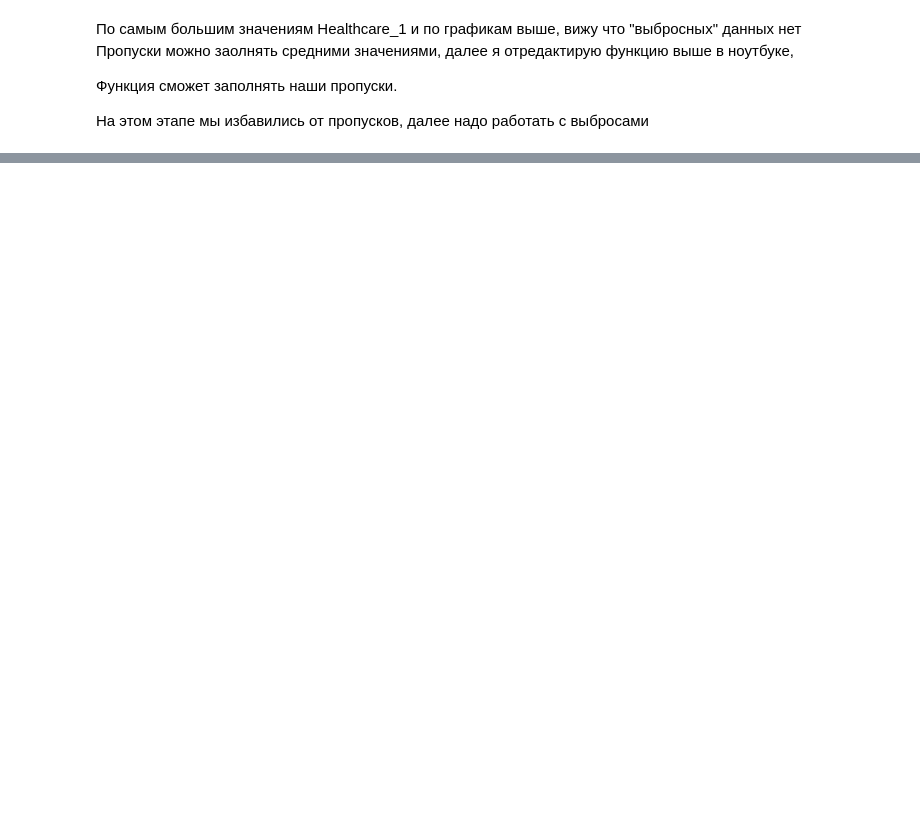
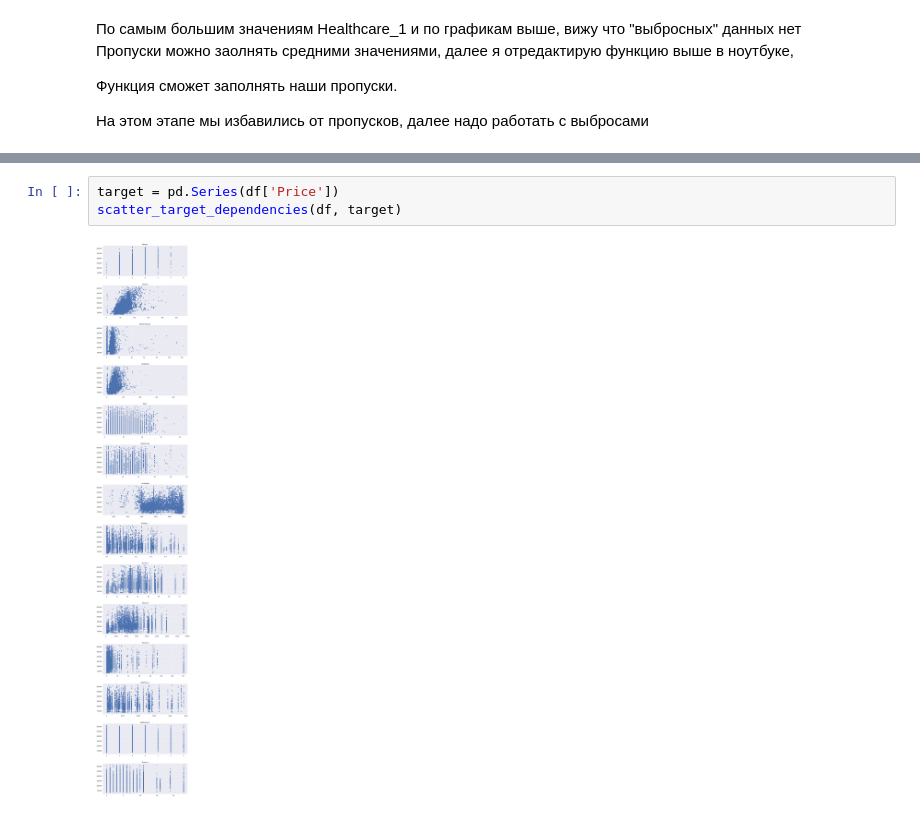
Before and after one commit to NickHlzv/Numpy-Pandas-Scikit, a Jupyter notebook: Course/Course.ipynb, the cells around one changed output, grey strips where cells are left out. Drawn from its saved outputs; the diff is of its cells as text; blank space fills up the shorter version.

```diff
--- a/Course/Course.ipynb
+++ b/Course/Course.ipynb
@@ -647,0 +643,5 @@ df.
+# %%
+target = pd.Series(df['Price'])
+scatter_target_dependencies(df, target)
+# %% [output]
+[figure, added]
```
Also changed, not shown: parts of 37 cells of this notebook, 1 other file.
